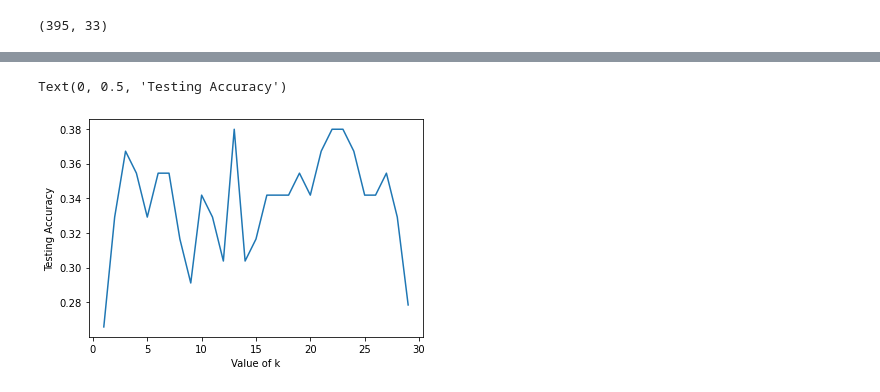
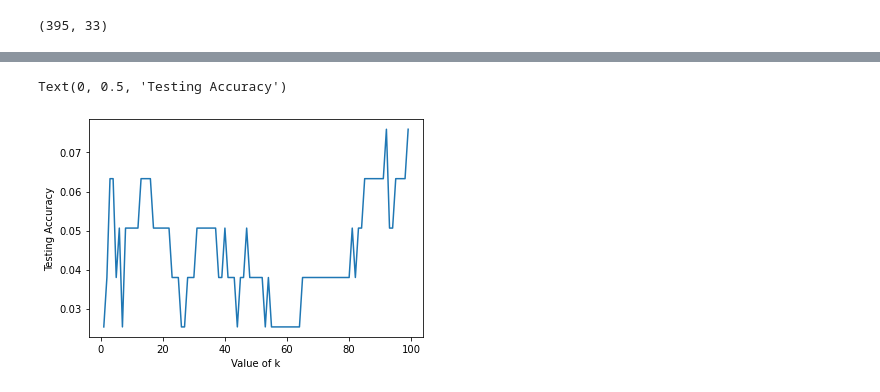
Before and after one commit to avanti-bhandarkar/KNN-NB-classifiers, a Jupyter notebook: scripts/chetan/knn_without_normalization.ipynb, the cells around one changed output, grey strips where cells are left out. Cells and saved outputs as stored; diff of their text form; code cells hidden in the pictures.

```diff
--- a/scripts/chetan/knn_without_normalization.ipynb
+++ b/scripts/chetan/knn_without_normalization.ipynb
@@ -45,0 +58,4 @@ df.head()
+# %%
+X = df.loc(axis=1)['sex','age','famsize','Pstatus','guardian','traveltime','studytime','failures','schoolsup','famsup','paid','activities','internet','romantic','famrel','freetime','health','absences','alc'].values
+X.shape
+X
@@ -46,4 +70,5 @@ df.head()
 # %%
-X = df.iloc[:,:28].values
-X.shape
+y = df.iloc[:,-1].values
+y.shape
+y
 # %% [output]
@@ -60,6 +96,6 @@ X_train,X_test,y_train,y_test = train_test_split(X, y, test_size = 0.2, random_s
 # %%
 # Training the KNN model with K = 5 for first instance
 
-classifier = KNeighborsClassifier(n_neighbors=13)
+classifier = KNeighborsClassifier(n_neighbors=5)
 classifier.fit(X_train, y_train)
 # %% [output]
@@ -82,7 +118,7 @@ sn.heatmap(confusion_matrix, annot = True)
 from sklearn import metrics
 scores = {}
 scores_list = []
-for k in range(1,30):
+for k in range(1,100):
   classifier1 = KNeighborsClassifier(n_neighbors = k)
   classifier1.fit(X_train, y_train)
   y_pred1 = classifier1.predict(X_test)
@@ -90,13 +126,13 @@ for k in range(1,30):
   scores[k] = temp
   scores_list.append(temp)
 # %%
-k_range = range(1,30)
+k_range = range(1,100)
 plt.plot(k_range, scores_list)
 plt.xlabel('Value of k')
 plt.ylabel('Testing Accuracy')
 # %% [output]
 Text(0, 0.5, 'Testing Accuracy')
-[figure, old version]
+[figure, new version]
 # %%
 acc = accuracy_score(y_test, y_pred)
 acc
```
Also changed, not shown: parts of 9 cells of this notebook, 1 other file.
